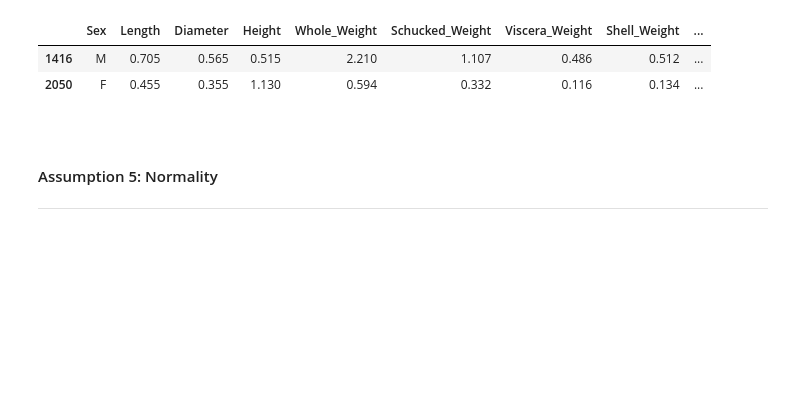
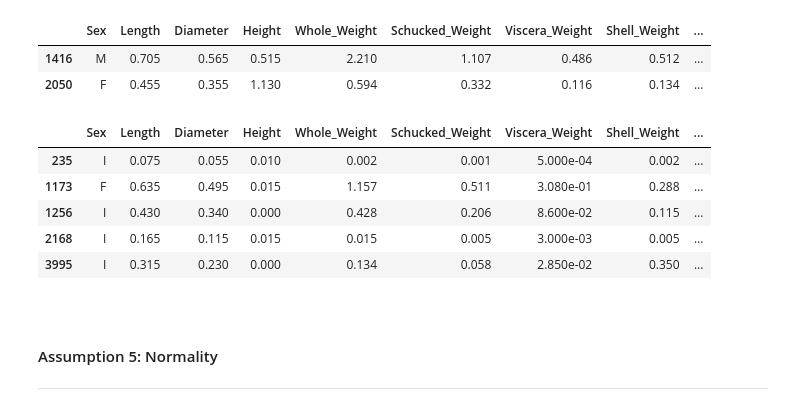
Before and after one commit to Fiona-600/Machine-Learning-and-Statistics-Project, a Jupyter notebook: scikit-stats.ipynb, the cells around one changed output. Saved outputs shown, nothing was run; the diff lists cells and outputs as text; code cells hidden in the pictures; blank space fills up the shorter version.

```diff
--- a/scikit-stats.ipynb
+++ b/scikit-stats.ipynb
@@ -190,4 +190,14 @@ df[df.Height > .25]
 |  | Sex | Length | Diameter | Height | Whole_Weight | Schucked_Weight | Viscera_Weight | Shell_Weight | ... |
 | 1416 | M | 0.705 | 0.565 | 0.515 | 2.210 | 1.107 | 0.486 | 0.512 | ... |
 | 2050 | F | 0.455 | 0.355 | 1.130 | 0.594 | 0.332 | 0.116 | 0.134 | ... |
+# %%
+# Look at any samples with a height less than 0.02
+df[df.Height < .02]
+# %% [output]
+|  | Sex | Length | Diameter | Height | Whole_Weight | Schucked_Weight | Viscera_Weight | Shell_Weight | ... |
+| 235 | I | 0.075 | 0.055 | 0.010 | 0.002 | 0.001 | 5.000e-04 | 0.002 | ... |
+| 1173 | F | 0.635 | 0.495 | 0.015 | 1.157 | 0.511 | 3.080e-01 | 0.288 | ... |
+| 1256 | I | 0.430 | 0.340 | 0.000 | 0.428 | 0.206 | 8.600e-02 | 0.115 | ... |
+| 2168 | I | 0.165 | 0.115 | 0.015 | 0.015 | 0.005 | 3.000e-03 | 0.005 | ... |
+| 3995 | I | 0.315 | 0.230 | 0.000 | 0.134 | 0.058 | 2.850e-02 | 0.350 | ... |
 # %%
```
Also changed, not shown: parts of 29 cells of this notebook.
